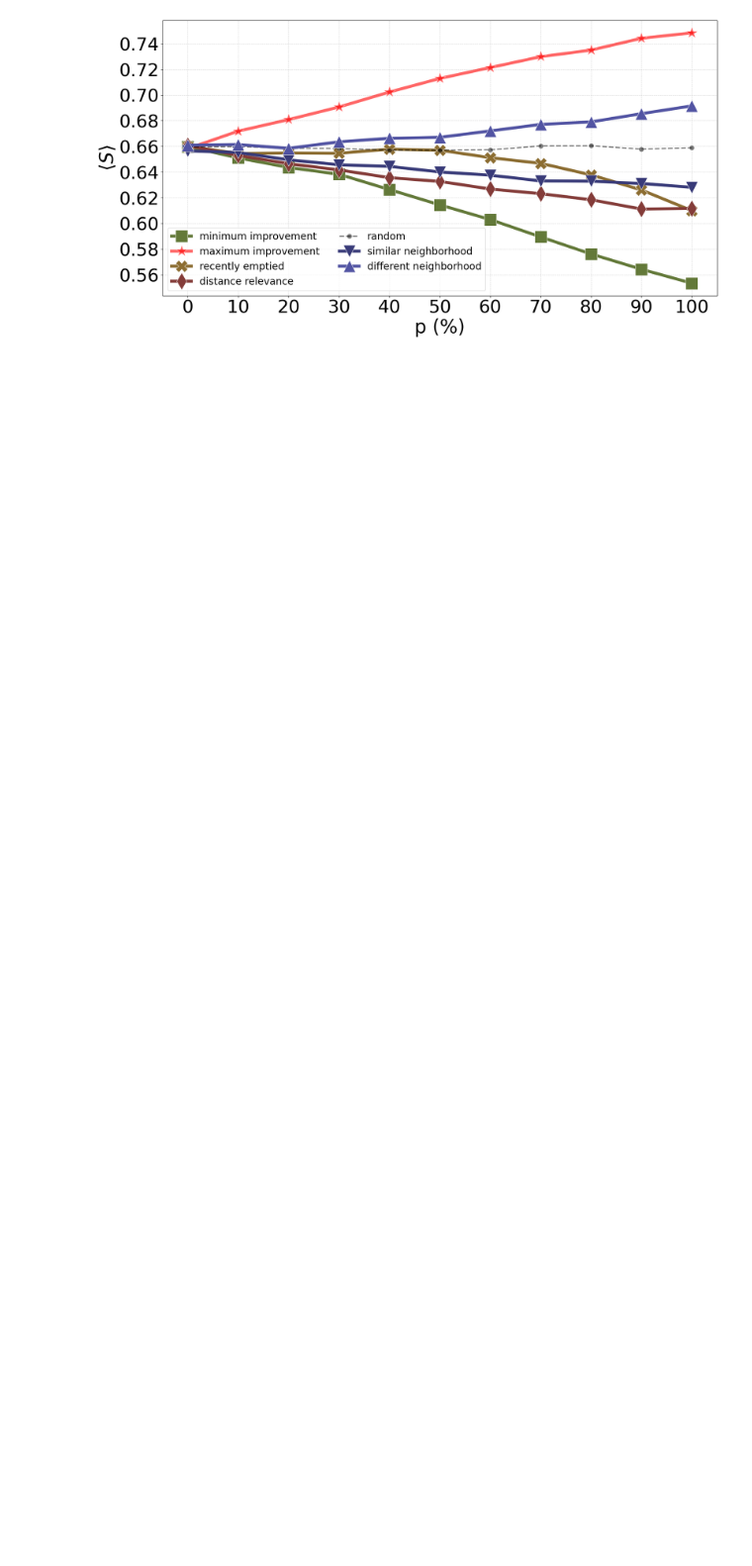
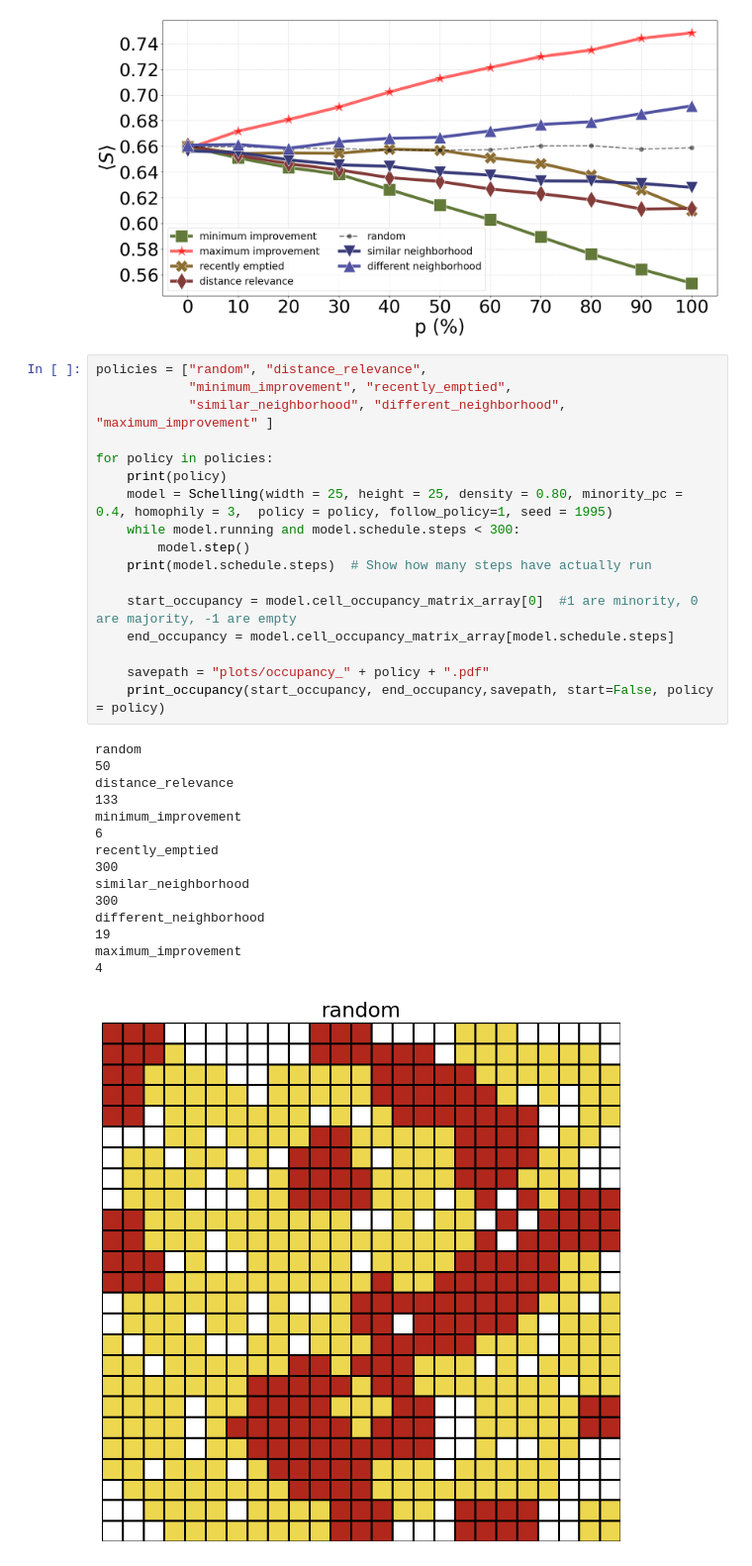
Before and after one commit to mauruscz/RS-chelling, a Jupyter notebook: plots.ipynb, the cells around one changed output. Shown at 99% size. Cells and saved outputs as stored; diff of their text form; blank space fills up the shorter version.

Commit message:
Final occupancy matrix for each policy

```diff
--- a/plots.ipynb
+++ b/plots.ipynb
@@ -298,3 +320,36 @@ if SAVEFIG:
         plt.savefig("plots/average_segregation.pdf", bbox_inches='tight')
 # %% [output]
 [figure]
+# %%
+policies = ["random", "distance_relevance",
+            "minimum_improvement", "recently_emptied",
+            "similar_neighborhood", "different_neighborhood", "maximum_improvement" ]
+
+for policy in policies:
+    print(policy)
+    model = Schelling(width = 25, height = 25, density = 0.80, minority_pc = 0.4, homophily = 3,  policy = policy, follow_policy=1, seed = 1995)
+    while model.running and model.schedule.steps < 300:
+        model.step()
+    print(model.schedule.steps)  # Show how many steps have actually run
+
+    start_occupancy = model.cell_occupancy_matrix_array[0]  #1 are minority, 0 are majority, -1 are empty
+    end_occupancy = model.cell_occupancy_matrix_array[model.schedule.steps]
+
+    savepath = "plots/occupancy_" + policy + ".pdf"
+    print_occupancy(start_occupancy, end_occupancy,savepath, start=False, policy = policy)
+# %% [output]
+random
+50
+distance_relevance
+133
+minimum_improvement
+6
+recently_emptied
+300
+similar_neighborhood
+300
+different_neighborhood
+19
+maximum_improvement
+4
+[figure, added]
```
Also changed, not shown: parts of 4 cells of this notebook, 8 other files.
